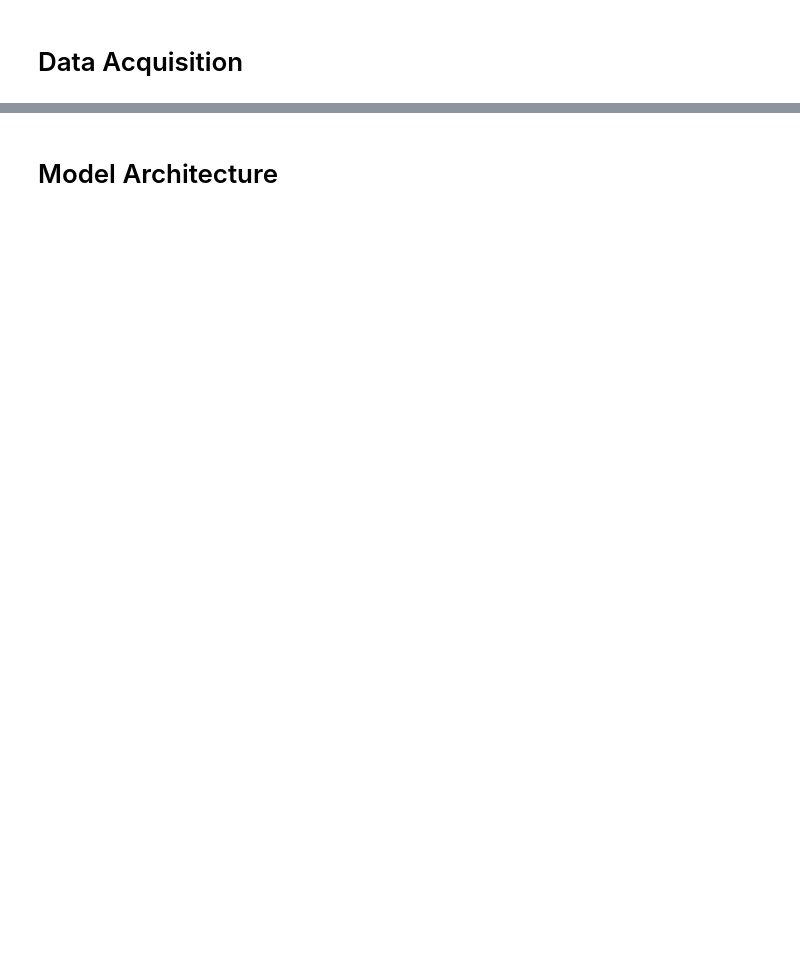
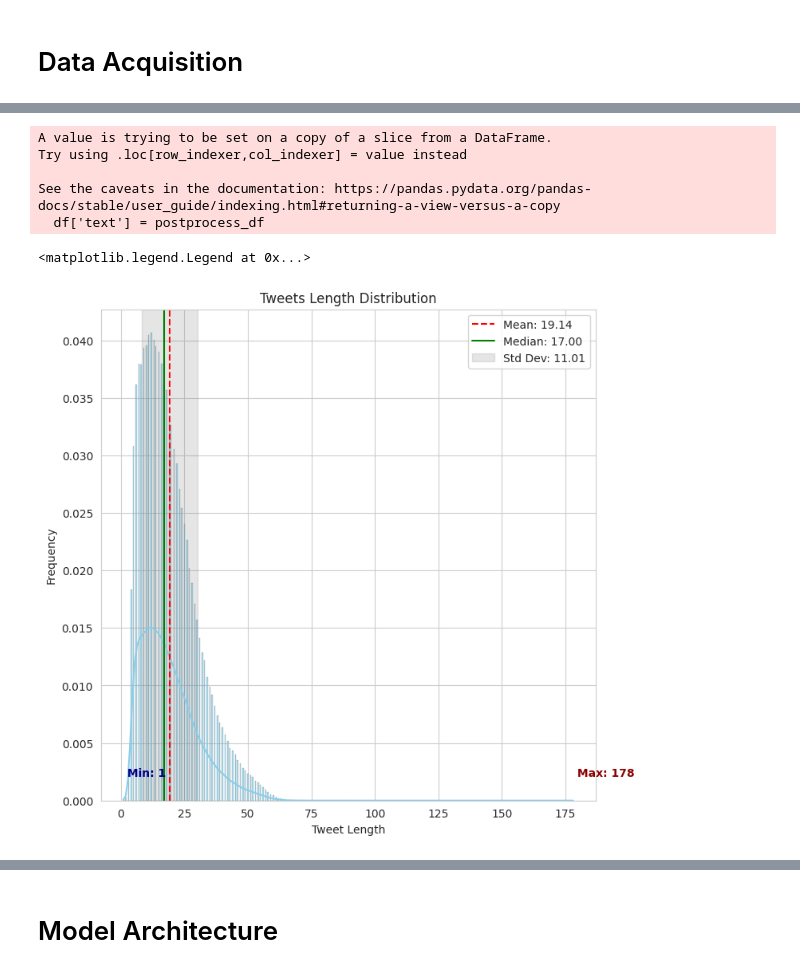
Before and after one commit to moka-co/twitter_emo_classification, a Jupyter notebook: emotion_classification.ipynb, the cells around one changed output, grey strips where cells are left out. Drawn from its saved outputs; the diff is of its cells as text; code cells hidden in the pictures; blank space fills up the shorter version.

```diff
--- a/emotion_classification.ipynb
+++ b/emotion_classification.ipynb
@@ -159,0 +318,43 @@ DataFrame with numerical labels:
+# %%
+# Extract all words
+pipeline = PreprocessPipeline()
+postprocess_df = df['text'].apply(lambda x : pipeline.clean_text(x))
+df['text'] = postprocess_df
+
+all_words = []
+all_tweets_length = []
+for tweet in df['text']:
+  tokens = pipeline.transform(tweet)
+  all_words.extend(tokens)
+  all_tweets_length.append(len(tokens))
+
+mean_tweets = np.mean(all_tweets_length)
+median_tweets = np.median(all_tweets_length)
+max_tweet = np.max(all_tweets_length)
+min_tweet = np.min(all_tweets_length)
+std_tweets = np.std(all_tweets_length)
+
+original_std = std_tweets
+# %% [output]
+A value is trying to be set on a copy of a slice from a DataFrame.
+Try using .loc[row_indexer,col_indexer] = value instead
+
+See the caveats in the documentation: https://pandas.pydata.org/pandas-docs/stable/user_guide/indexing.html#returning-a-view-versus-a-copy
+  df['text'] = postprocess_df
+# %%
+plt.figure(figsize=(8, 8))
+sns.set_style("whitegrid")
+sns.histplot(all_tweets_length, kde=True, color='skyblue', edgecolor='black', alpha=0.7, stat='proportion')
+plt.axvline(mean_tweets, color='red', linestyle='--', label=f'Mean: {mean_tweets:.2f}')
+plt.axvline(median_tweets, color='green', linestyle='-', label=f'Median: {median_tweets:.2f}')
+plt.axvspan(mean_tweets - std_tweets, mean_tweets + std_tweets,
+            color='grey', alpha=0.2, label=f'Std Dev: {std_tweets:.2f}')
+plt.text(max_tweet, plt.ylim()[1]*0.05, f' Max: {max_tweet}', color='darkred', fontweight='bold')
+plt.text(min_tweet, plt.ylim()[1]*0.05, f' Min: {min_tweet}', color='darkblue', fontweight='bold')
+plt.xlabel('Tweet Length')
+plt.ylabel('Frequency')
+plt.title('Tweets Length Distribution')
+plt.legend()
+# %% [output]
+<matplotlib.legend.Legend at 0x...>
+[figure, added]
```
Also changed, not shown: parts of 70 cells of this notebook.
